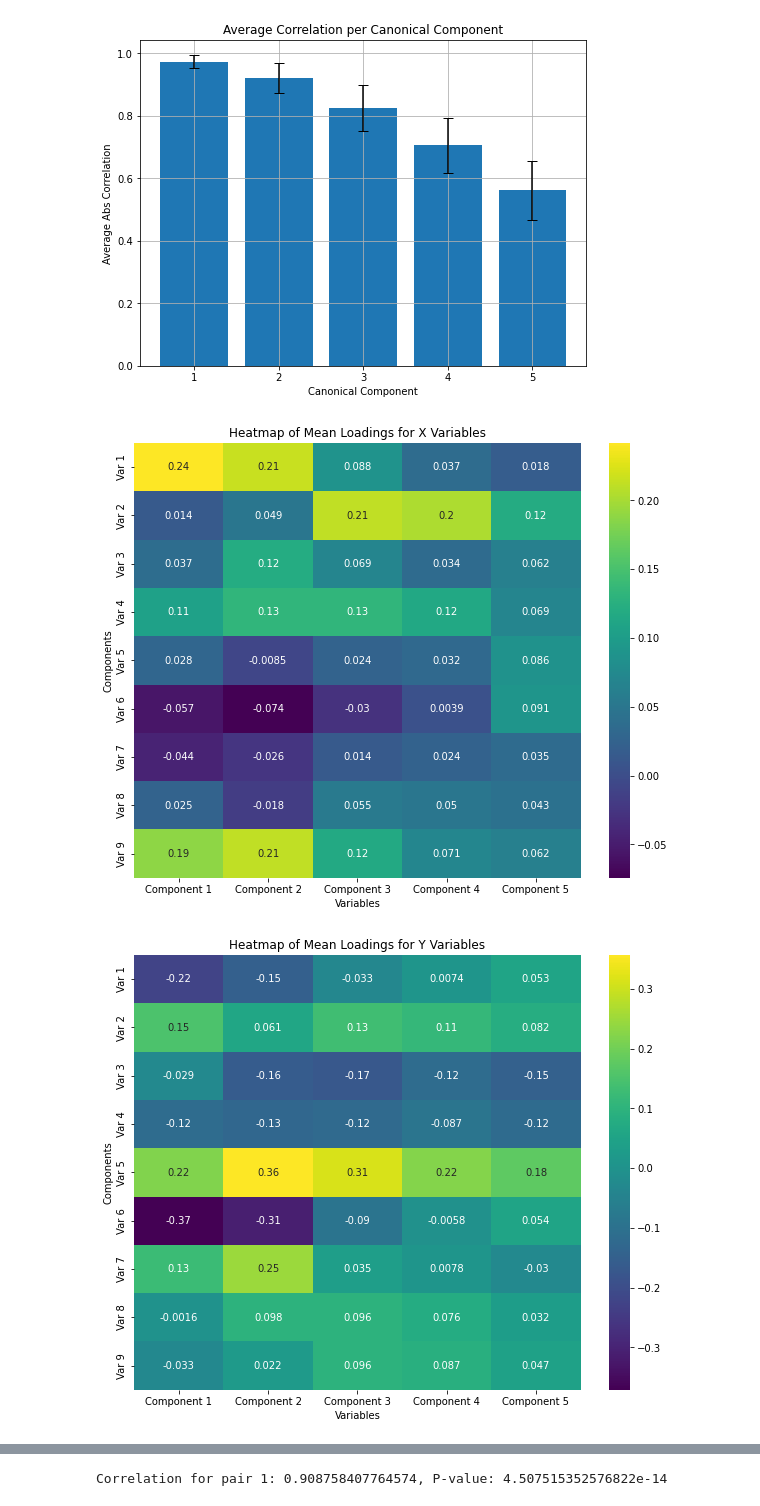
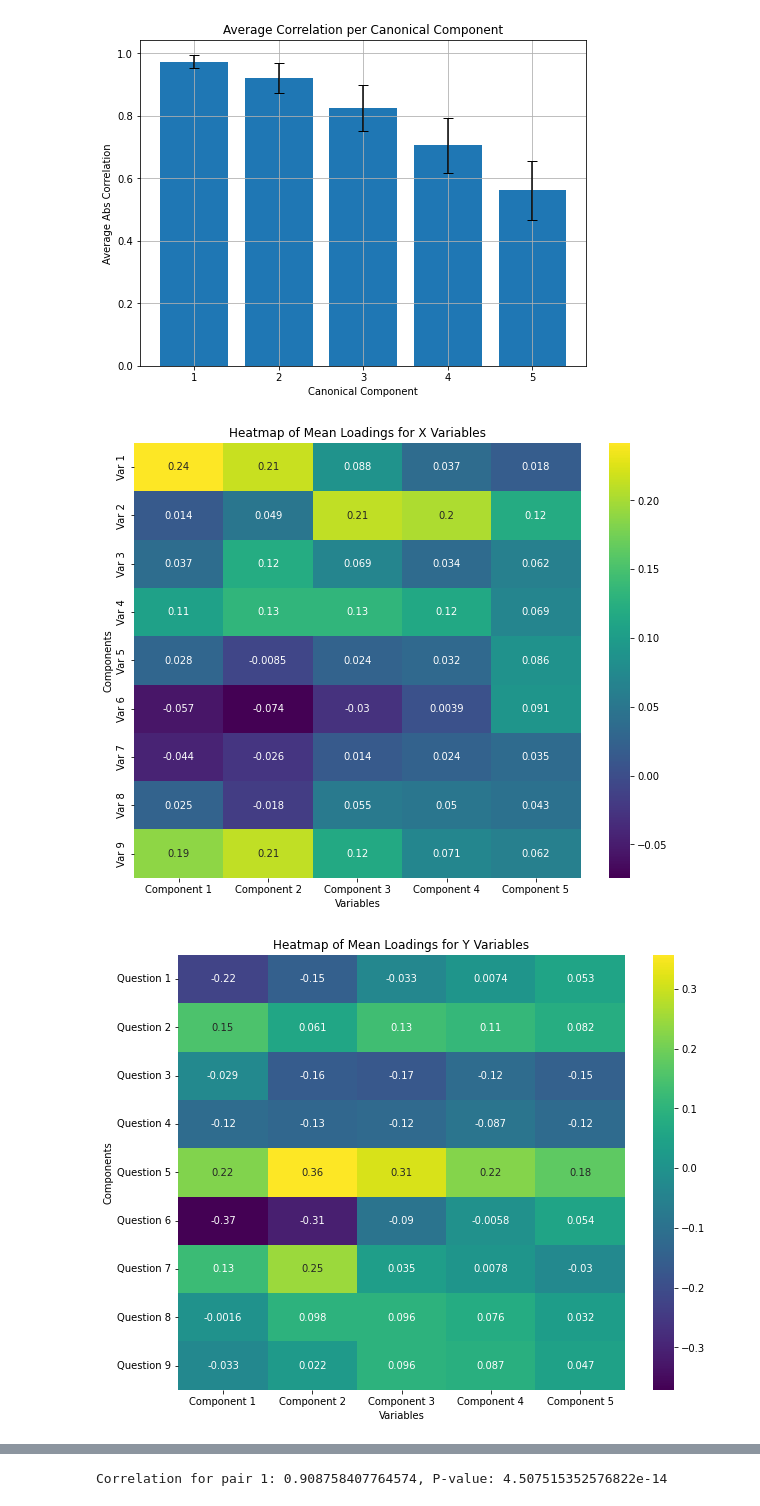
Before and after one commit to McKeownLab/Sialorrhea, a Jupyter notebook: feature_analysis.ipynb, the cells around one changed output, grey strips where cells are left out. Cells and saved outputs as stored; diff of their text form; code cells hidden in the pictures.

```diff
--- a/feature_analysis.ipynb
+++ b/feature_analysis.ipynb
@@ -375,35 +375,35 @@ Standard deviation of correlations across bootstrap samples: [0.02063099 0.04748
 #Plot reasults
 import seaborn as sns
 import matplotlib.pyplot as plt
 
 # Assuming mean_loadings_x is a numpy array of shape (n_components, n_variables)
 mean_loadings_x = np.mean(bootstrapped_loadings_x, axis=0)
 
 # Create a heatmap
 plt.figure(figsize=(10, 8))
 ax = sns.heatmap(mean_loadings_x, annot=True, cmap='viridis',
                  xticklabels=[f'Component {x+1}' for x in range(mean_loadings_x.shape[1])],
                  yticklabels=[f'Var {i+1}' for i in range(mean_loadings_x.shape[0])])
 
 ax.set_title('Heatmap of Mean Loadings for X Variables')
 plt.xlabel('Variables')
 plt.ylabel('Components')
 plt.show()
 
 #plot the heatmap for Y variables
 mean_loadings_y = np.mean(bootstrapped_loadings_y, axis=0)
 plt.figure(figsize=(10, 8))
 ax = sns.heatmap(mean_loadings_y, annot=True, cmap='viridis',
                  xticklabels=[f'Component {y+1}' for y in range(mean_loadings_y.shape[1])],
-                 yticklabels=[f'Var {i+1}' for i in range(mean_loadings_y.shape[0])])
+                 yticklabels=[f'Question {i+1}' for i in range(mean_loadings_y.shape[0])])
 
 ax.set_title('Heatmap of Mean Loadings for Y Variables')
 plt.xlabel('Variables')
 plt.ylabel('Components')
 plt.show()
 # %% [output]
 [figure]
-[figure, old version]
+[figure, new version]
 # %%
 # Fit CCA on the entire dataset using the average number of components
 cca = CCA(n_components=5)
```
Also changed, not shown: parts of 3 cells of this notebook.
